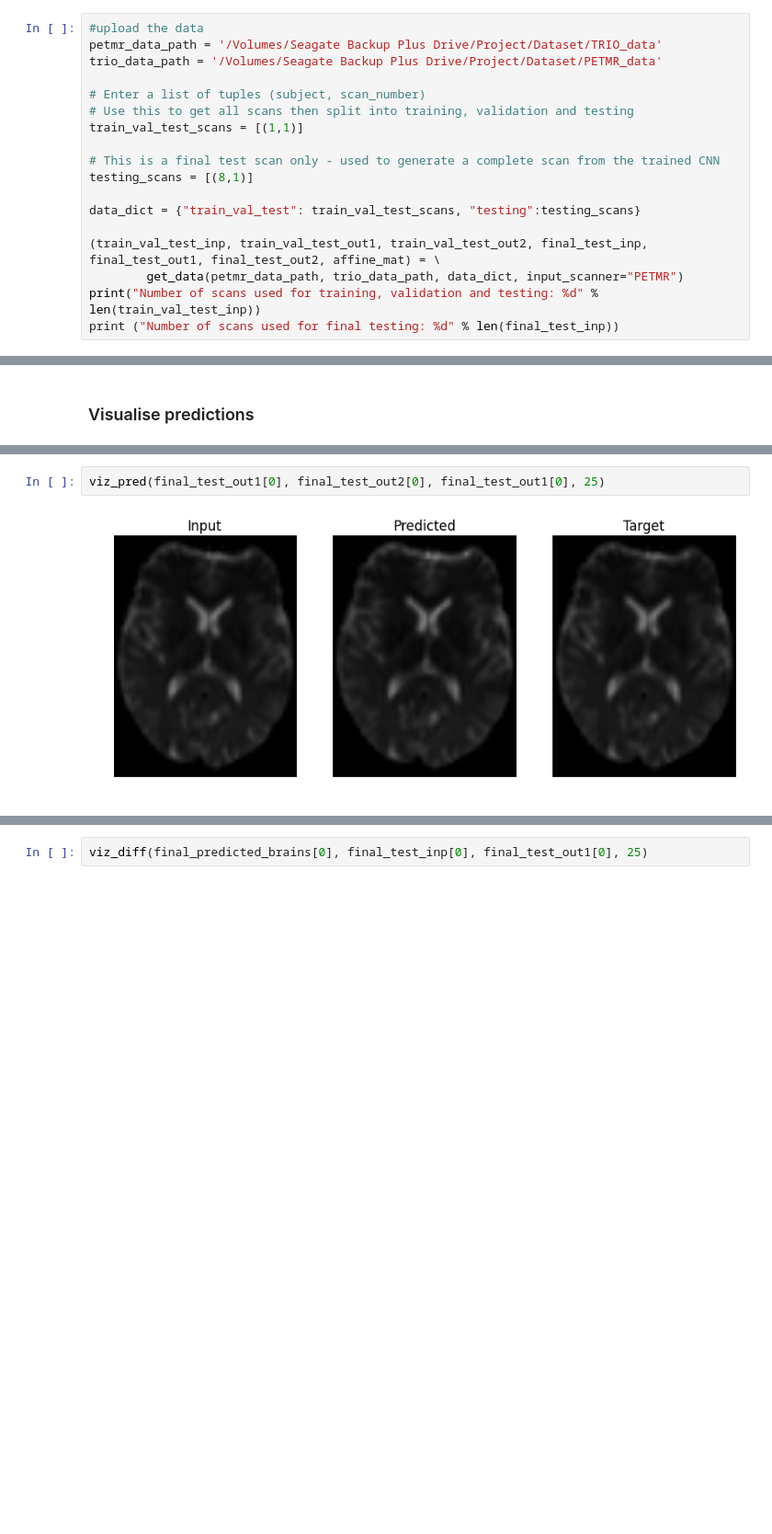
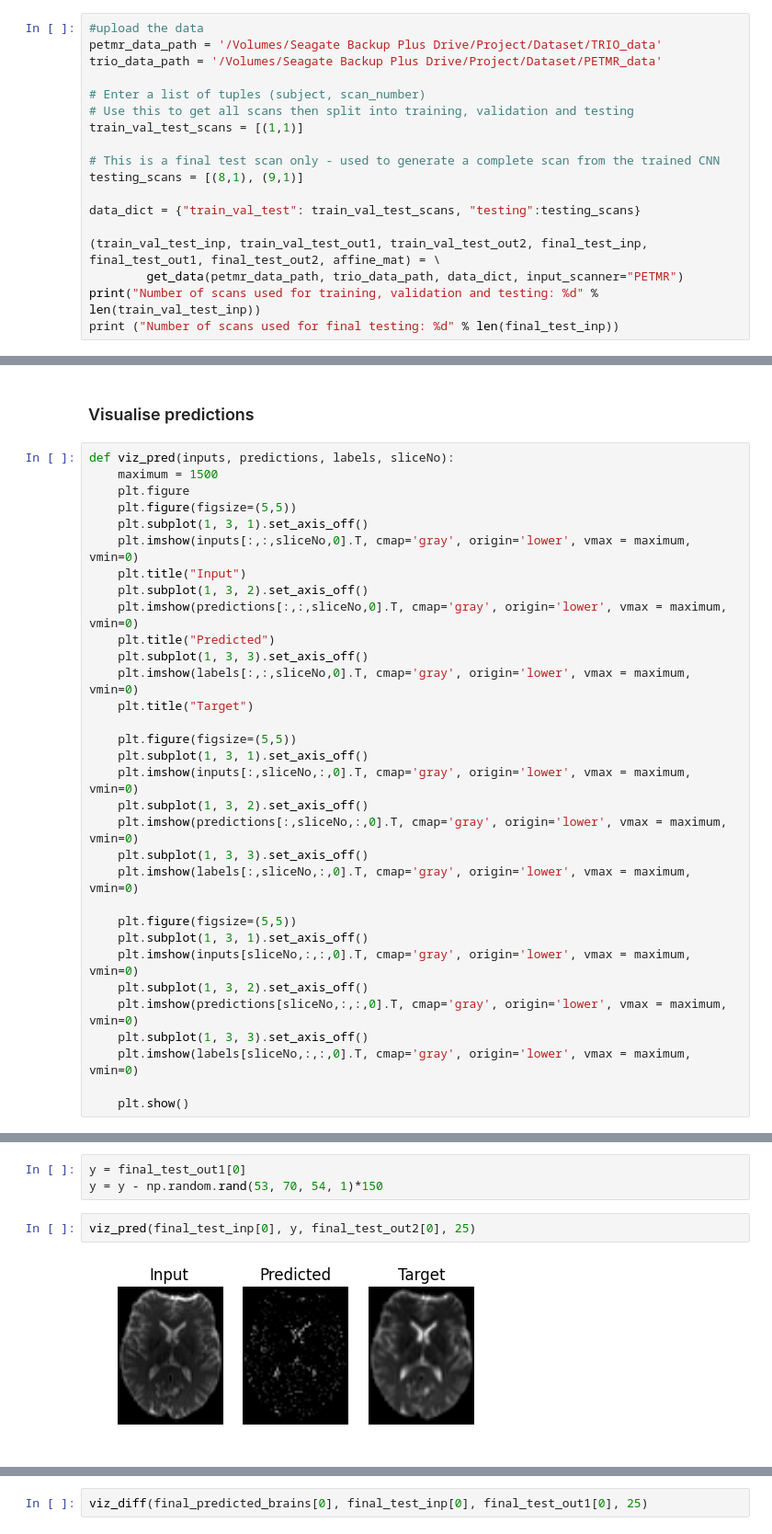
Before and after one commit to shivamdhall/MRIDataHarmonisation, a Jupyter notebook: NoteBooks/Final - AWS - CNN.ipynb, the cells around one changed output, grey strips where cells are left out. Shown at 92% size. Saved outputs shown, nothing was run; the diff lists cells and outputs as text; blank space fills up the shorter version.

```diff
--- a/NoteBooks/Final - AWS - CNN.ipynb
+++ b/NoteBooks/Final - AWS - CNN.ipynb
@@ -306,7 +329,7 @@ trio_data_path = '/Volumes/Seagate Backup Plus Drive/Project/Dataset/PETMR_data'
 train_val_test_scans = [(1,1)]
 
 # This is a final test scan only - used to generate a complete scan from the trained CNN
-testing_scans = [(8,1)]
+testing_scans = [(8,1), (9,1)]
 
 data_dict = {"train_val_test": train_val_test_scans, "testing":testing_scans}
 
@@ -894,3 +918,35 @@ final_test_out1[0].shape
 (53, 70, 54, 1)
 # %% [markdown]
 ### Visualise predictions
+# %%
+def viz_pred(inputs, predictions, labels, sliceNo):
+    maximum = 1500
+    plt.figure
+    plt.figure(figsize=(5,5))
+    plt.subplot(1, 3, 1).set_axis_off()
+    plt.imshow(inputs[:,:,sliceNo,0].T, cmap='gray', origin='lower', vmax = maximum, vmin=0)
+    plt.title("Input")
+    plt.subplot(1, 3, 2).set_axis_off()
+    plt.imshow(predictions[:,:,sliceNo,0].T, cmap='gray', origin='lower', vmax = maximum, vmin=0)
+    plt.title("Predicted")
+    plt.subplot(1, 3, 3).set_axis_off()
+    plt.imshow(labels[:,:,sliceNo,0].T, cmap='gray', origin='lower', vmax = maximum, vmin=0)
+    plt.title("Target")
+
+    plt.figure(figsize=(5,5))
+    plt.subplot(1, 3, 1).set_axis_off()
+    plt.imshow(inputs[:,sliceNo,:,0].T, cmap='gray', origin='lower', vmax = maximum, vmin=0)
+    plt.subplot(1, 3, 2).set_axis_off()
+    plt.imshow(predictions[:,sliceNo,:,0].T, cmap='gray', origin='lower', vmax = maximum, vmin=0)
+    plt.subplot(1, 3, 3).set_axis_off()
+    plt.imshow(labels[:,sliceNo,:,0].T, cmap='gray', origin='lower', vmax = maximum, vmin=0)
+
+    plt.figure(figsize=(5,5))
+    plt.subplot(1, 3, 1).set_axis_off()
+    plt.imshow(inputs[sliceNo,:,:,0].T, cmap='gray', origin='lower', vmax = maximum, vmin=0)
+    plt.subplot(1, 3, 2).set_axis_off()
+    plt.imshow(predictions[sliceNo,:,:,0].T, cmap='gray', origin='lower', vmax = maximum, vmin=0)
+    plt.subplot(1, 3, 3).set_axis_off()
+    plt.imshow(labels[sliceNo,:,:,0].T, cmap='gray', origin='lower', vmax = maximum, vmin=0)
+
+    plt.show()
@@ -897,4 +961,7 @@ final_test_out1[0].shape
+# %%
+y = final_test_out1[0]
+y = y - np.random.rand(53, 70, 54, 1)*150
 # %%
-viz_pred(final_test_out1[0], final_test_out2[0], final_test_out1[0], 25)
+viz_pred(final_test_inp[0], y, final_test_out2[0], 25)
 # %% [output]
-[figure, old version]
+[figure, new version]
```
Also changed, not shown: parts of 5 cells of this notebook, 22 other files.
